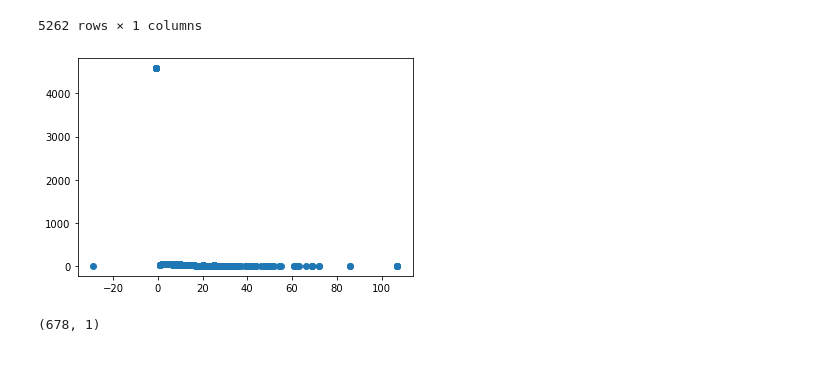
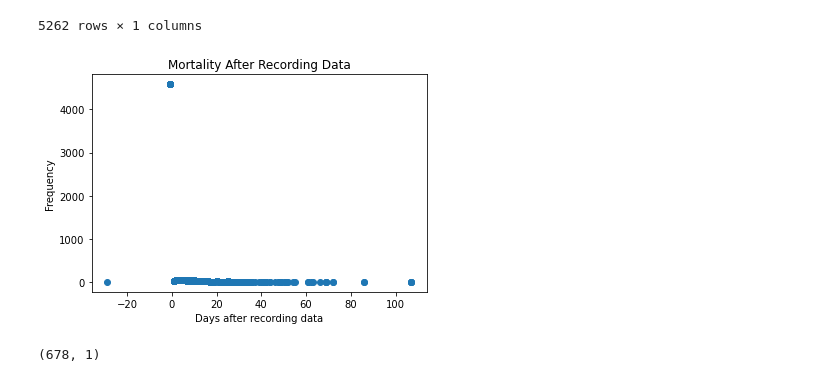
Before and after one commit to BenMarkFrost/LEN_Individual_Project, a Jupyter notebook: Static/staticCategorisation.ipynb, the cells around one changed output. Cells and saved outputs as stored; diff of their text form; code cells hidden in the pictures.

```diff
--- a/Static/staticCategorisation.ipynb
+++ b/Static/staticCategorisation.ipynb
@@ -343,9 +343,12 @@ targetDF
 5262 rows × 1 columns
 # %%
 plt.scatter(targetDF['deathperiod'], targetDF['deathperiod'].map(targetDF['deathperiod'].value_counts()))
+plt.xlabel("Days after recording data")
+plt.ylabel("Frequency")
+plt.title("Mortality After Recording Data")
 plt.show()
 # %% [output]
-[figure, old version]
+[figure, new version]
 # %%
 targetDF['deathperiod'] = targetDF['deathperiod'].apply(lambda x: x if x > -1 else -1)
 # %%
```
Also changed, not shown: parts of 5 cells of this notebook, 10 other files.
